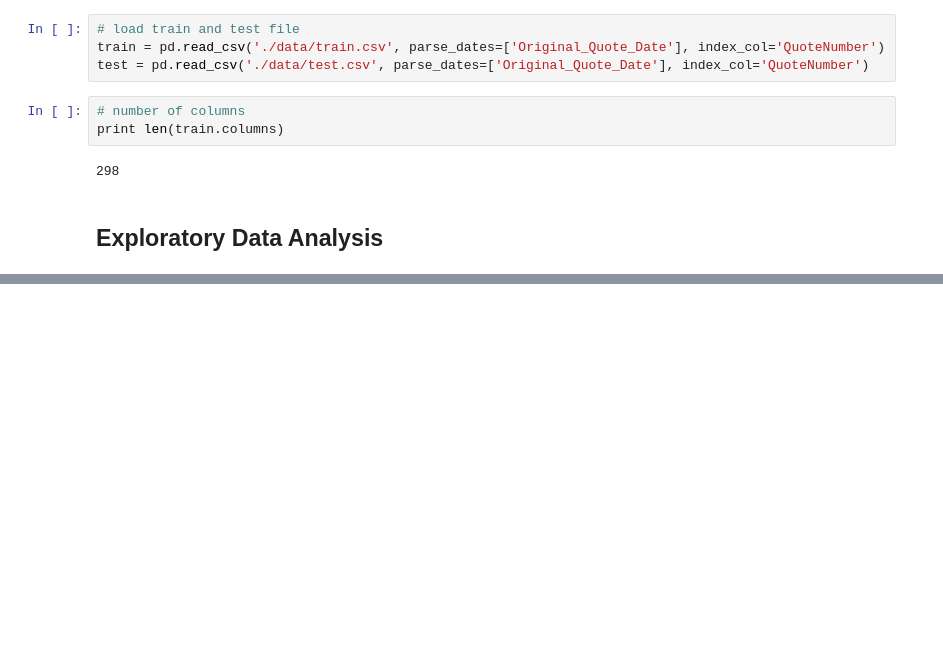
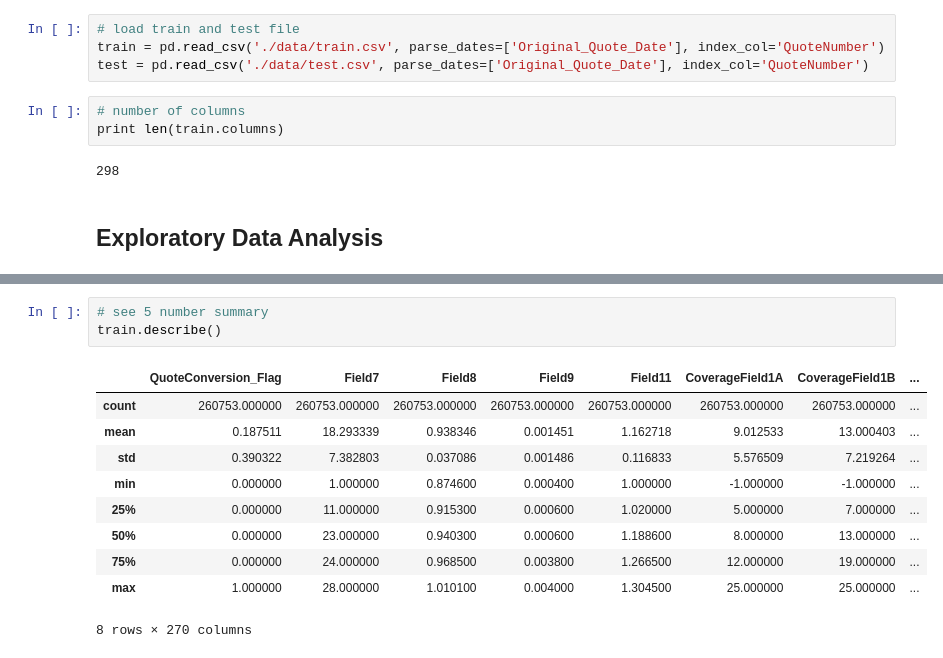
Before and after one commit to numb3r33/Kaggle-Competitions, a Jupyter notebook: Home Insurance/Exploratory Analysis.ipynb, the cells around one changed output, grey strips where cells are left out. Drawn from its saved outputs; the diff is of its cells as text; blank space fills up the shorter version.

```diff
--- a/Home Insurance/Exploratory Analysis.ipynb
+++ b/Home Insurance/Exploratory Analysis.ipynb
@@ -42 +61,15 @@ train_with_no_missing_values.QuoteConversion_Flag.value_counts()
+# %%
+# see 5 number summary
+train.describe()
+# %% [output]
+|  | QuoteConversion_Flag | Field7 | Field8 | Field9 | Field11 | CoverageField1A | CoverageField1B | ... |
+| count | 260753.000000 | 260753.000000 | 260753.000000 | 260753.000000 | 260753.000000 | 260753.000000 | 260753.000000 | ... |
+| mean | 0.187511 | 18.293339 | 0.938346 | 0.001451 | 1.162718 | 9.012533 | 13.000403 | ... |
+| std | 0.390322 | 7.382803 | 0.037086 | 0.001486 | 0.116833 | 5.576509 | 7.219264 | ... |
+| min | 0.000000 | 1.000000 | 0.874600 | 0.000400 | 1.000000 | -1.000000 | -1.000000 | ... |
+| 25% | 0.000000 | 11.000000 | 0.915300 | 0.000600 | 1.020000 | 5.000000 | 7.000000 | ... |
+| 50% | 0.000000 | 23.000000 | 0.940300 | 0.000600 | 1.188600 | 8.000000 | 13.000000 | ... |
+| 75% | 0.000000 | 24.000000 | 0.968500 | 0.003800 | 1.266500 | 12.000000 | 19.000000 | ... |
+| max | 1.000000 | 28.000000 | 1.010100 | 0.004000 | 1.304500 | 25.000000 | 25.000000 | ... |
+8 rows × 270 columns
 # %%
```
Also changed, not shown: parts of 35 cells of this notebook, 2 other files.
